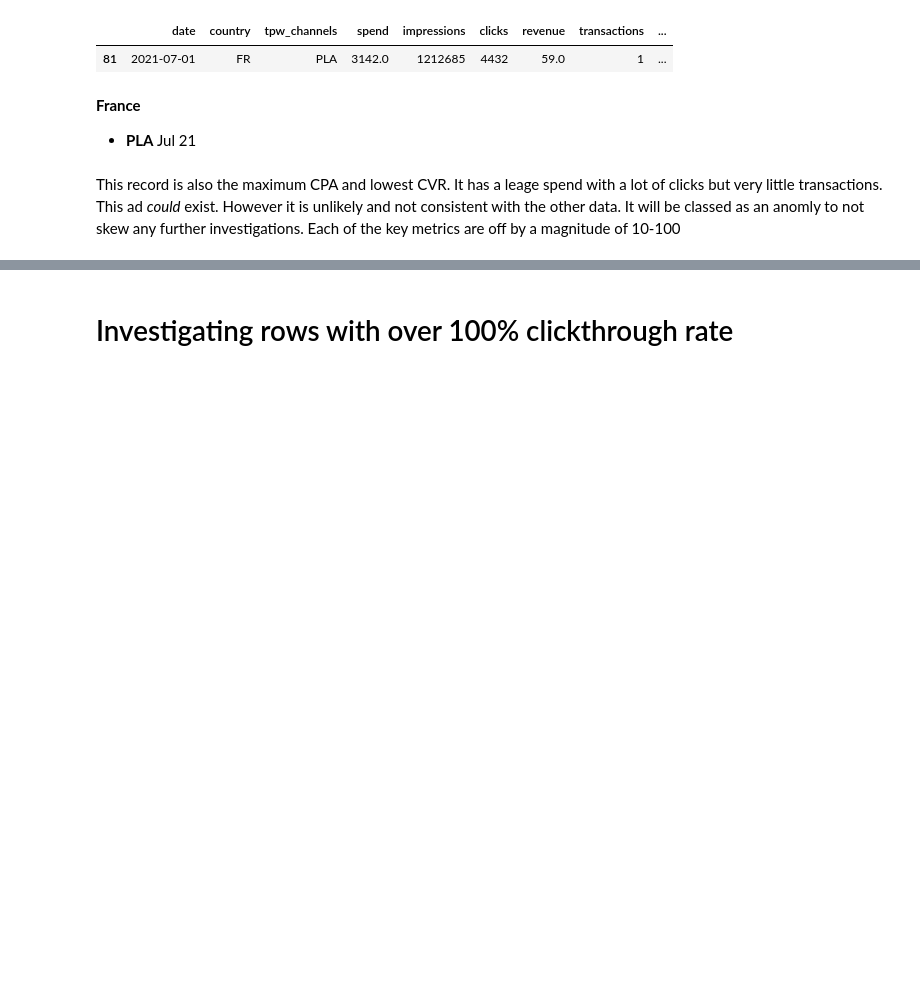
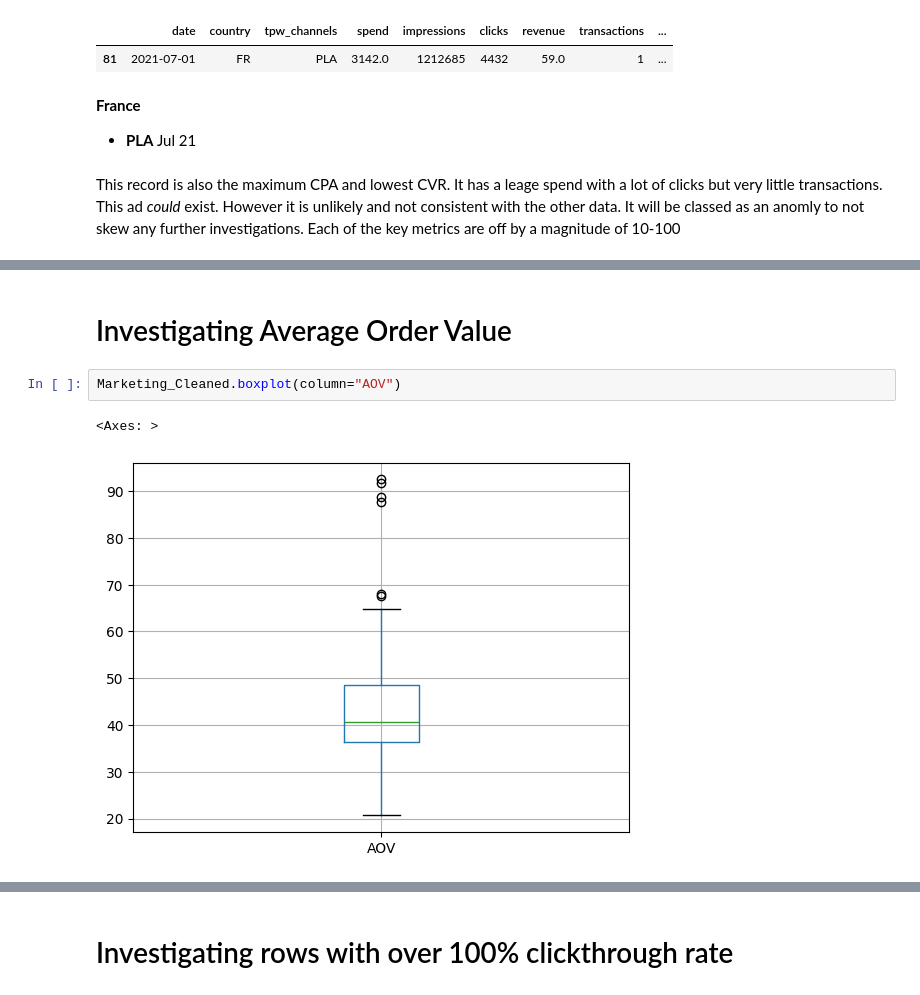
Before and after one commit to adam-grove/Protein-Works-Presentation, a Jupyter notebook: Data Cleaning.ipynb, the cells around one changed output, grey strips where cells are left out. Cells and saved outputs as stored; diff of their text form; blank space fills up the shorter version.

```diff
--- a/Data Cleaning.ipynb
+++ b/Data Cleaning.ipynb
@@ -358,3 +379,10 @@ Marketing_Cleaned.describe()
 | 75% | 2022-04-01 00:00:00 | 2931.500000 | 2.877455e+05 | 4747.500000 | 8053.000000 | 170.500000 | 134.000000 | 75.054839 | 48.490741 | ... |
 | max | 2022-09-01 00:00:00 | 33195.000000 | 8.010721e+06 | 31444.000000 | 80197.000000 | 1957.000000 | 1205.000000 | 931.132075 | 92.500846 | ... |
 | std | NaN | 6776.644294 | 1.205378e+06 | 5882.152546 | 16879.154175 | 427.802276 | 203.915963 | 104.313401 | 10.430673 | ... |
+# %% [markdown]
+# Investigating Average Order Value
+# %%
+Marketing_Cleaned.boxplot(column="AOV")
+# %% [output]
+<Axes: >
+[figure, added]
```
Also changed, not shown: parts of 26 cells of this notebook, 1 other file.
